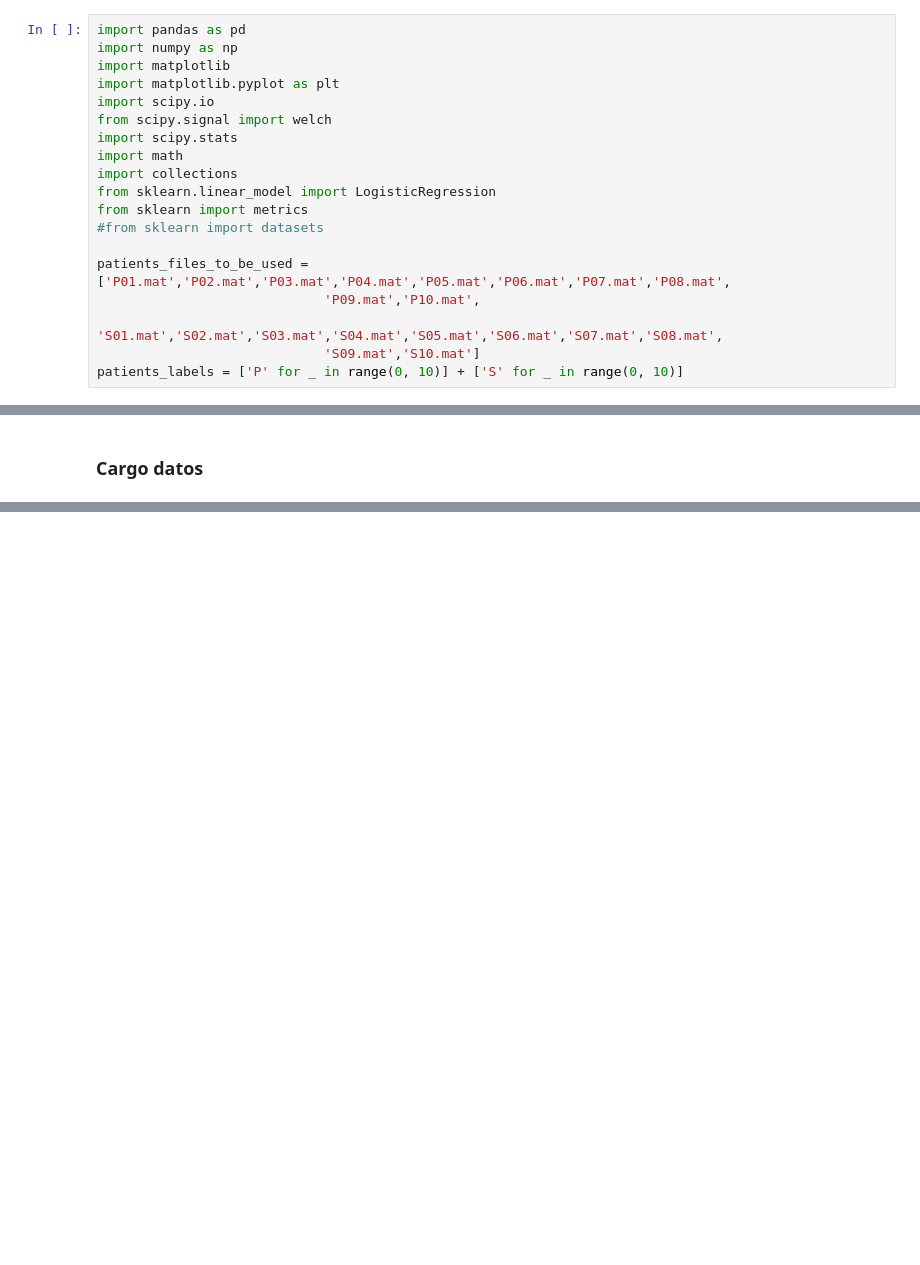
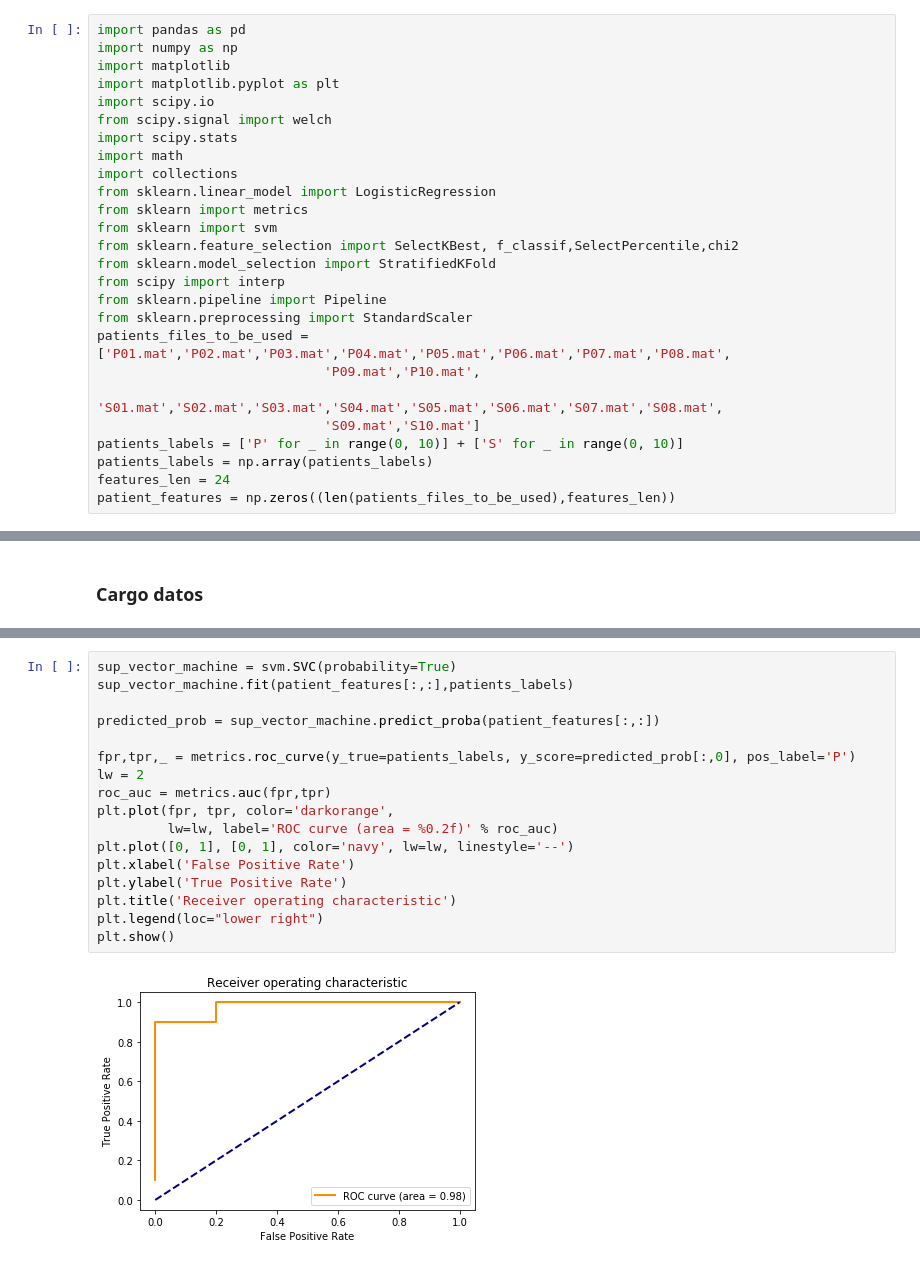
Before and after one commit to abg101/datascience, a Jupyter notebook: tp3/TP3-DataScience.ipynb, the cells around one changed output, grey strips where cells are left out. Saved outputs shown, nothing was run; the diff lists cells and outputs as text; blank space fills up the shorter version.

```diff
--- a/tp3/TP3-DataScience.ipynb
+++ b/tp3/TP3-DataScience.ipynb
@@ -10,10 +33,17 @@ import math
 import collections
 from sklearn.linear_model import LogisticRegression
 from sklearn import metrics
-#from sklearn import datasets
-
+from sklearn import svm
+from sklearn.feature_selection import SelectKBest, f_classif,SelectPercentile,chi2
+from sklearn.model_selection import StratifiedKFold
+from scipy import interp
+from sklearn.pipeline import Pipeline
+from sklearn.preprocessing import StandardScaler
 patients_files_to_be_used = ['P01.mat','P02.mat','P03.mat','P04.mat','P05.mat','P06.mat','P07.mat','P08.mat',
                              'P09.mat','P10.mat',
                              'S01.mat','S02.mat','S03.mat','S04.mat','S05.mat','S06.mat','S07.mat','S08.mat',
                              'S09.mat','S10.mat']
 patients_labels = ['P' for _ in range(0, 10)] + ['S' for _ in range(0, 10)]
+patients_labels = np.array(patients_labels)
+features_len = 24
+patient_features = np.zeros((len(patients_files_to_be_used),features_len))
@@ -566,0 +377,19 @@ array(['P', 'P', 'P', 'P', 'P', 'P', 'P', 'P', 'P', 'P', 'S', 'S', 'S',
+# %%
+sup_vector_machine = svm.SVC(probability=True)
+sup_vector_machine.fit(patient_features[:,:],patients_labels)
+
+predicted_prob = sup_vector_machine.predict_proba(patient_features[:,:])
+
+fpr,tpr,_ = metrics.roc_curve(y_true=patients_labels, y_score=predicted_prob[:,0], pos_label='P')
+lw = 2
+roc_auc = metrics.auc(fpr,tpr)
+plt.plot(fpr, tpr, color='darkorange',
+         lw=lw, label='ROC curve (area = %0.2f)' % roc_auc)
+plt.plot([0, 1], [0, 1], color='navy', lw=lw, linestyle='--')
+plt.xlabel('False Positive Rate')
+plt.ylabel('True Positive Rate')
+plt.title('Receiver operating characteristic')
+plt.legend(loc="lower right")
+plt.show()
+# %% [output]
+[figure, added]
```
Also changed, not shown: parts of 50 cells of this notebook.
